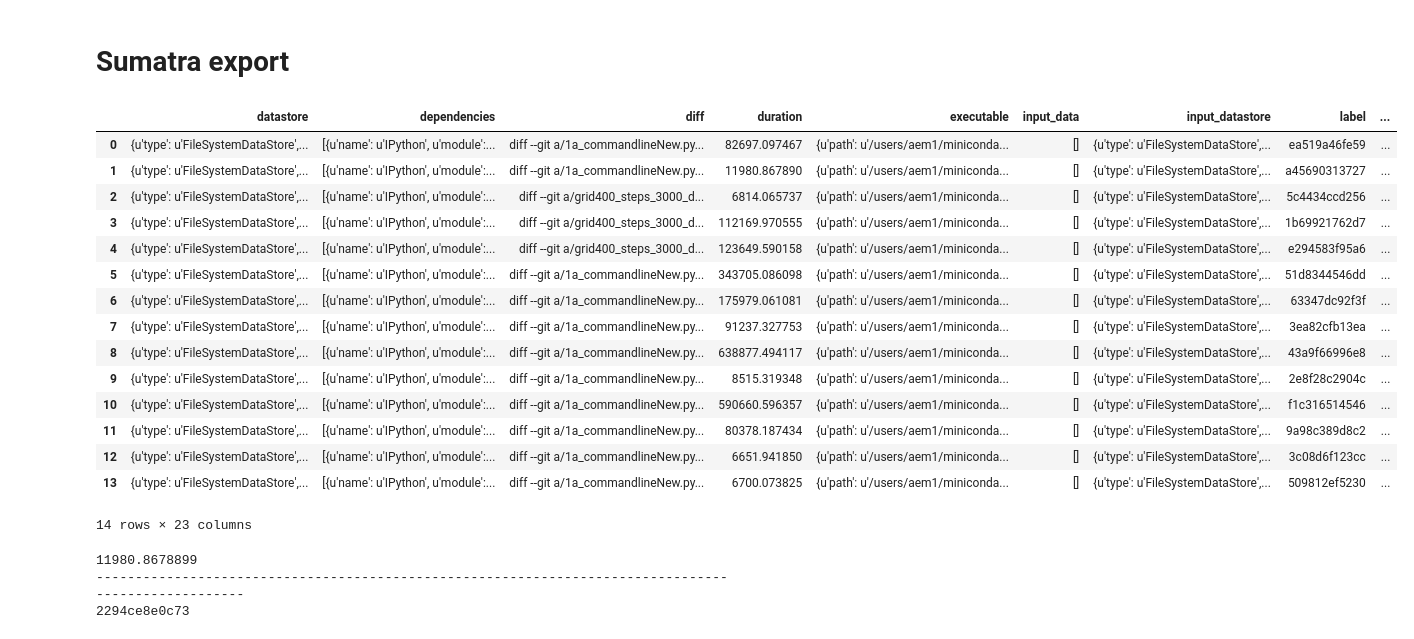
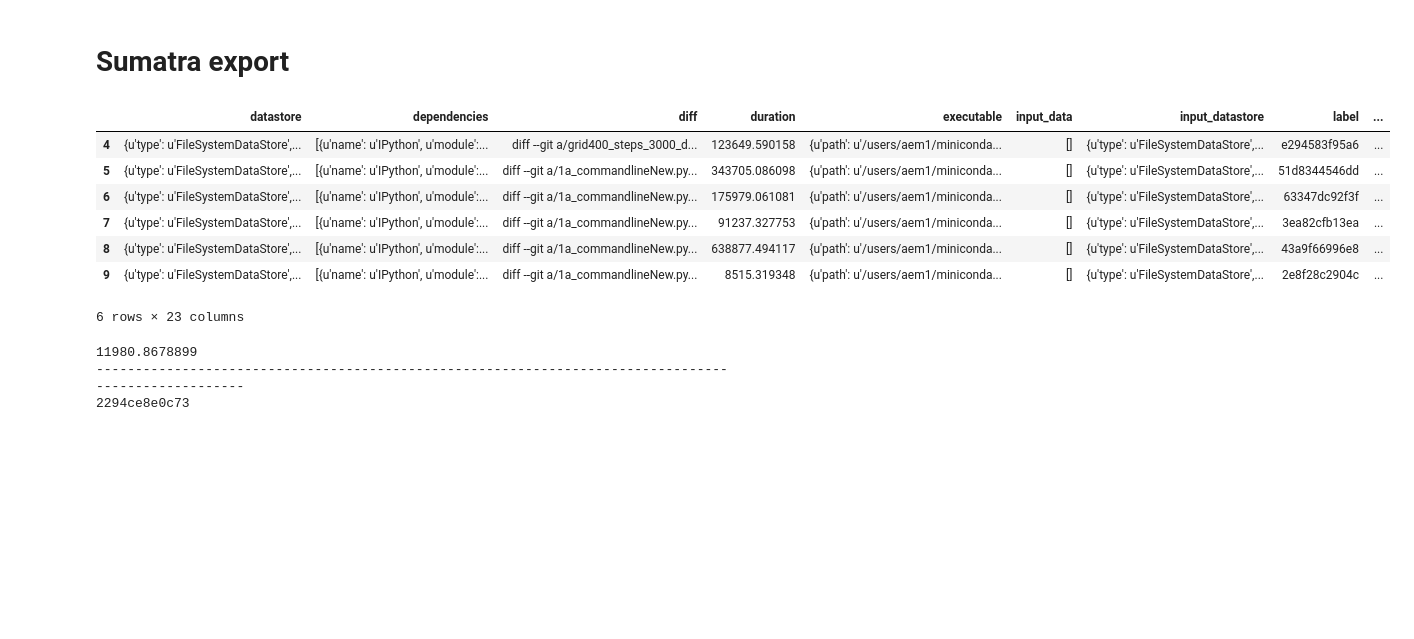
Before and after one commit to evgenjevich/cluster-sumatra-sims, a Jupyter notebook: DataExtract.ipynb, the cells around one changed output. Cells and saved outputs as stored; diff of their text form; code cells hidden in the pictures; blank space fills up the shorter version.

Commit message:
latest DataExtract

```diff
--- a/DataExtract.ipynb
+++ b/DataExtract.ipynb
@@ -21,25 +21,19 @@ with open('record1.json', 'w') as record1:
 df = pandas.DataFrame(data)  #df is now the sumatra dataframe
 # %%
 from IPython.core.display import display, HTML
-display(HTML("<style>.container { width:100% !important; }</style>"))
-df
+display(HTML("<style>.container { width:90% !important; }</style>"))
+
+
+df.loc[4:9]
 # %% [output]
 |  | datastore | dependencies | diff | duration | executable | input_data | input_datastore | label | ... |
-| 0 | {u'type': u'FileSystemDataStore',... | [{u'name': u'IPython', u'module':... | diff --git a/1a_commandlineNew.py... | 82697.097467 | {u'path': u'/users/aem1/miniconda... | [] | {u'type': u'FileSystemDataStore',... | ea519a46fe59 | ... |
-| 1 | {u'type': u'FileSystemDataStore',... | [{u'name': u'IPython', u'module':... | diff --git a/1a_commandlineNew.py... | 11980.867890 | {u'path': u'/users/aem1/miniconda... | [] | {u'type': u'FileSystemDataStore',... | a45690313727 | ... |
-| 2 | {u'type': u'FileSystemDataStore',... | [{u'name': u'IPython', u'module':... | diff --git a/grid400_steps_3000_d... | 6814.065737 | {u'path': u'/users/aem1/miniconda... | [] | {u'type': u'FileSystemDataStore',... | 5c4434ccd256 | ... |
-| 3 | {u'type': u'FileSystemDataStore',... | [{u'name': u'IPython', u'module':... | diff --git a/grid400_steps_3000_d... | 112169.970555 | {u'path': u'/users/aem1/miniconda... | [] | {u'type': u'FileSystemDataStore',... | 1b69921762d7 | ... |
 | 4 | {u'type': u'FileSystemDataStore',... | [{u'name': u'IPython', u'module':... | diff --git a/grid400_steps_3000_d... | 123649.590158 | {u'path': u'/users/aem1/miniconda... | [] | {u'type': u'FileSystemDataStore',... | e294583f95a6 | ... |
 | 5 | {u'type': u'FileSystemDataStore',... | [{u'name': u'IPython', u'module':... | diff --git a/1a_commandlineNew.py... | 343705.086098 | {u'path': u'/users/aem1/miniconda... | [] | {u'type': u'FileSystemDataStore',... | 51d8344546dd | ... |
 | 6 | {u'type': u'FileSystemDataStore',... | [{u'name': u'IPython', u'module':... | diff --git a/1a_commandlineNew.py... | 175979.061081 | {u'path': u'/users/aem1/miniconda... | [] | {u'type': u'FileSystemDataStore',... | 63347dc92f3f | ... |
 | 7 | {u'type': u'FileSystemDataStore',... | [{u'name': u'IPython', u'module':... | diff --git a/1a_commandlineNew.py... | 91237.327753 | {u'path': u'/users/aem1/miniconda... | [] | {u'type': u'FileSystemDataStore',... | 3ea82cfb13ea | ... |
 | 8 | {u'type': u'FileSystemDataStore',... | [{u'name': u'IPython', u'module':... | diff --git a/1a_commandlineNew.py... | 638877.494117 | {u'path': u'/users/aem1/miniconda... | [] | {u'type': u'FileSystemDataStore',... | 43a9f66996e8 | ... |
 | 9 | {u'type': u'FileSystemDataStore',... | [{u'name': u'IPython', u'module':... | diff --git a/1a_commandlineNew.py... | 8515.319348 | {u'path': u'/users/aem1/miniconda... | [] | {u'type': u'FileSystemDataStore',... | 2e8f28c2904c | ... |
-| 10 | {u'type': u'FileSystemDataStore',... | [{u'name': u'IPython', u'module':... | diff --git a/1a_commandlineNew.py... | 590660.596357 | {u'path': u'/users/aem1/miniconda... | [] | {u'type': u'FileSystemDataStore',... | f1c316514546 | ... |
-| 11 | {u'type': u'FileSystemDataStore',... | [{u'name': u'IPython', u'module':... | diff --git a/1a_commandlineNew.py... | 80378.187434 | {u'path': u'/users/aem1/miniconda... | [] | {u'type': u'FileSystemDataStore',... | 9a98c389d8c2 | ... |
-| 12 | {u'type': u'FileSystemDataStore',... | [{u'name': u'IPython', u'module':... | diff --git a/1a_commandlineNew.py... | 6651.941850 | {u'path': u'/users/aem1/miniconda... | [] | {u'type': u'FileSystemDataStore',... | 3c08d6f123cc | ... |
-| 13 | {u'type': u'FileSystemDataStore',... | [{u'name': u'IPython', u'module':... | diff --git a/1a_commandlineNew.py... | 6700.073825 | {u'path': u'/users/aem1/miniconda... | [] | {u'type': u'FileSystemDataStore',... | 509812ef5230 | ... |
-14 rows × 23 columns
+6 rows × 23 columns
 # %%
 with open('/data/aem1/new1a/PCGSolver-simulations/.smt/records_export.json') as ffPCG:
     dataPCG = json.load(ffPCG)
```
